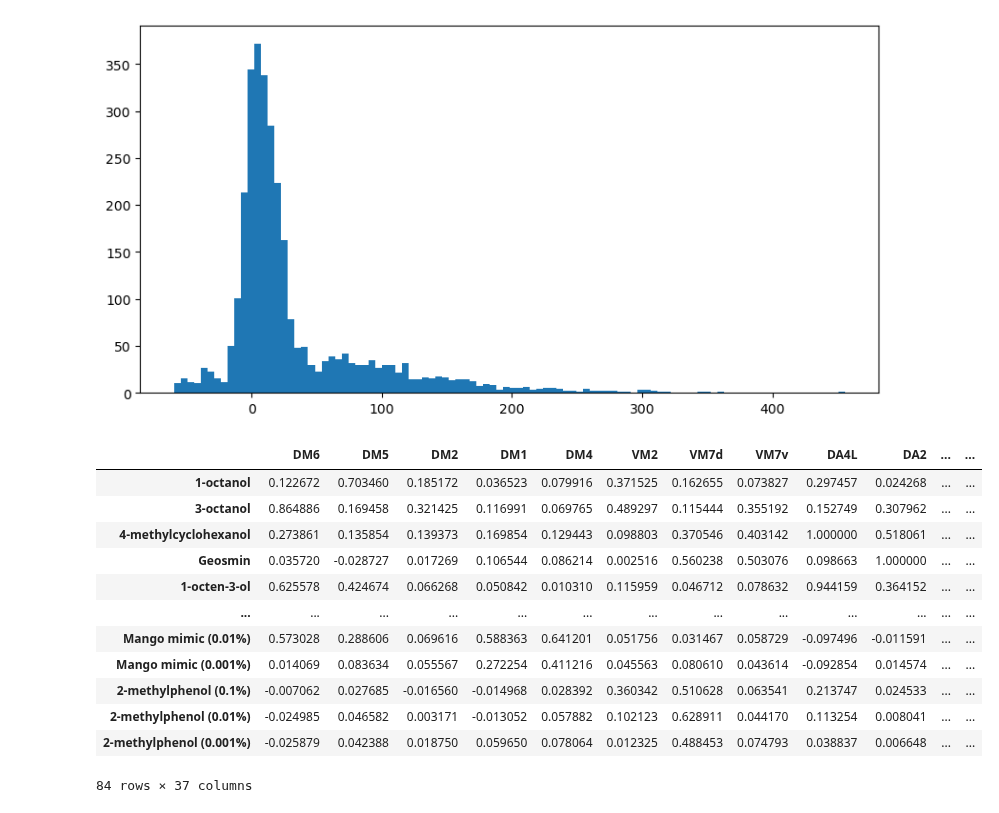
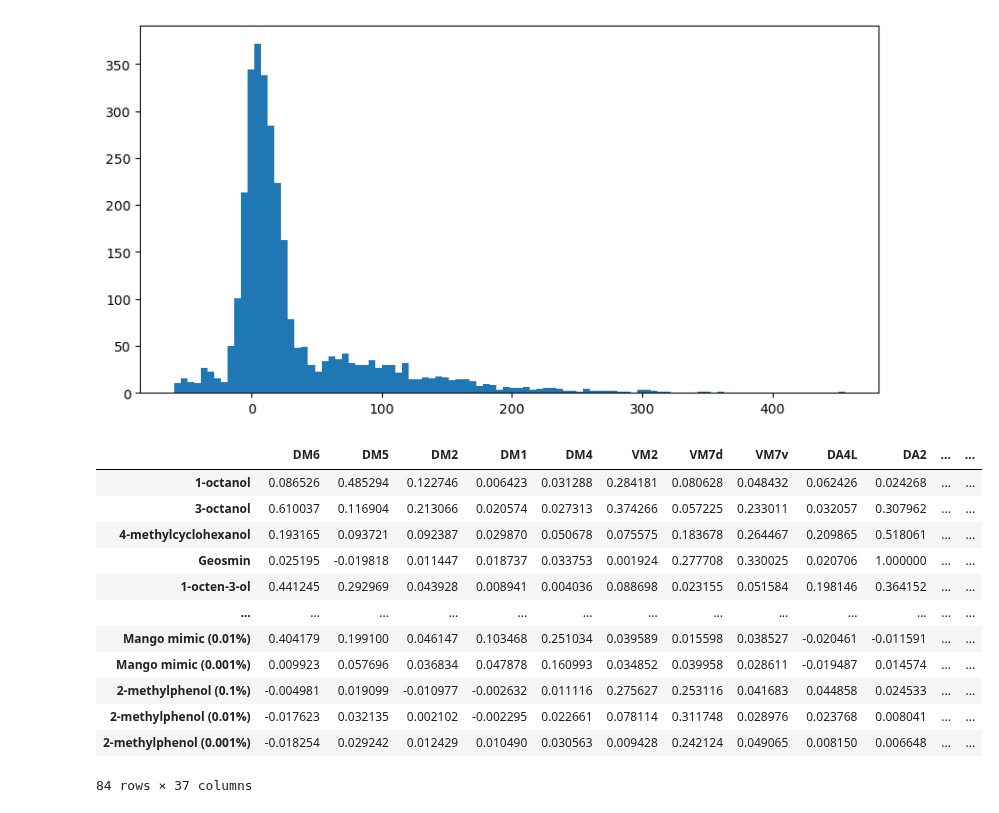
Before and after one commit to YijieYin/connectome_data_prep, a Jupyter notebook: Badel_2016_dataprep.ipynb, the cells around one changed output. Saved outputs shown, nothing was run; the diff lists cells and outputs as text; code cells hidden in the pictures.

```diff
--- a/Badel_2016_dataprep.ipynb
+++ b/Badel_2016_dataprep.ipynb
@@ -24,23 +24,22 @@ badel.unstack().hist(bins=100, figsize=(10, 5), grid=False)
 <Axes: >
 [figure]
 # %%
-# normalise within each cell type (column)
-# by the max of the absolute value of the cell type
-badel_norm = badel.div(badel.abs().max(axis=0), axis=1)
+# Assume that cells are similar in their capacity, normalise by the max response overall
+badel_norm = badel / badel.abs().max().max()
 badel_norm
 # %% [output]
 |  | DM6 | DM5 | DM2 | DM1 | DM4 | VM2 | VM7d | VM7v | DA4L | DA2 | ... | ... |
-| 1-octanol | 0.122672 | 0.703460 | 0.185172 | 0.036523 | 0.079916 | 0.371525 | 0.162655 | 0.073827 | 0.297457 | 0.024268 | ... | ... |
-| 3-octanol | 0.864886 | 0.169458 | 0.321425 | 0.116991 | 0.069765 | 0.489297 | 0.115444 | 0.355192 | 0.152749 | 0.307962 | ... | ... |
-| 4-methylcyclohexanol | 0.273861 | 0.135854 | 0.139373 | 0.169854 | 0.129443 | 0.098803 | 0.370546 | 0.403142 | 1.000000 | 0.518061 | ... | ... |
-| Geosmin | 0.035720 | -0.028727 | 0.017269 | 0.106544 | 0.086214 | 0.002516 | 0.560238 | 0.503076 | 0.098663 | 1.000000 | ... | ... |
-| 1-octen-3-ol | 0.625578 | 0.424674 | 0.066268 | 0.050842 | 0.010310 | 0.115959 | 0.046712 | 0.078632 | 0.944159 | 0.364152 | ... | ... |
+| 1-octanol | 0.086526 | 0.485294 | 0.122746 | 0.006423 | 0.031288 | 0.284181 | 0.080628 | 0.048432 | 0.062426 | 0.024268 | ... | ... |
+| 3-octanol | 0.610037 | 0.116904 | 0.213066 | 0.020574 | 0.027313 | 0.374266 | 0.057225 | 0.233011 | 0.032057 | 0.307962 | ... | ... |
+| 4-methylcyclohexanol | 0.193165 | 0.093721 | 0.092387 | 0.029870 | 0.050678 | 0.075575 | 0.183678 | 0.264467 | 0.209865 | 0.518061 | ... | ... |
+| Geosmin | 0.025195 | -0.019818 | 0.011447 | 0.018737 | 0.033753 | 0.001924 | 0.277708 | 0.330025 | 0.020706 | 1.000000 | ... | ... |
+| 1-octen-3-ol | 0.441245 | 0.292969 | 0.043928 | 0.008941 | 0.004036 | 0.088698 | 0.023155 | 0.051584 | 0.198146 | 0.364152 | ... | ... |
 | ... | ... | ... | ... | ... | ... | ... | ... | ... | ... | ... | ... | ... |
-| Mango mimic (0.01%) | 0.573028 | 0.288606 | 0.069616 | 0.588363 | 0.641201 | 0.051756 | 0.031467 | 0.058729 | -0.097496 | -0.011591 | ... | ... |
-| Mango mimic (0.001%) | 0.014069 | 0.083634 | 0.055567 | 0.272254 | 0.411216 | 0.045563 | 0.080610 | 0.043614 | -0.092854 | 0.014574 | ... | ... |
-| 2-methylphenol (0.1%) | -0.007062 | 0.027685 | -0.016560 | -0.014968 | 0.028392 | 0.360342 | 0.510628 | 0.063541 | 0.213747 | 0.024533 | ... | ... |
-| 2-methylphenol (0.01%) | -0.024985 | 0.046582 | 0.003171 | -0.013052 | 0.057882 | 0.102123 | 0.628911 | 0.044170 | 0.113254 | 0.008041 | ... | ... |
-| 2-methylphenol (0.001%) | -0.025879 | 0.042388 | 0.018750 | 0.059650 | 0.078064 | 0.012325 | 0.488453 | 0.074793 | 0.038837 | 0.006648 | ... | ... |
+| Mango mimic (0.01%) | 0.404179 | 0.199100 | 0.046147 | 0.103468 | 0.251034 | 0.039589 | 0.015598 | 0.038527 | -0.020461 | -0.011591 | ... | ... |
+| Mango mimic (0.001%) | 0.009923 | 0.057696 | 0.036834 | 0.047878 | 0.160993 | 0.034852 | 0.039958 | 0.028611 | -0.019487 | 0.014574 | ... | ... |
+| 2-methylphenol (0.1%) | -0.004981 | 0.019099 | -0.010977 | -0.002632 | 0.011116 | 0.275627 | 0.253116 | 0.041683 | 0.044858 | 0.024533 | ... | ... |
+| 2-methylphenol (0.01%) | -0.017623 | 0.032135 | 0.002102 | -0.002295 | 0.022661 | 0.078114 | 0.311748 | 0.028976 | 0.023768 | 0.008041 | ... | ... |
+| 2-methylphenol (0.001%) | -0.018254 | 0.029242 | 0.012429 | 0.010490 | 0.030563 | 0.009428 | 0.242124 | 0.049065 | 0.008150 | 0.006648 | ... | ... |
 84 rows × 37 columns
 # %%
 # histogram of all values
```
Also changed, not shown: parts of 1 cell of this notebook, 1 other file.
